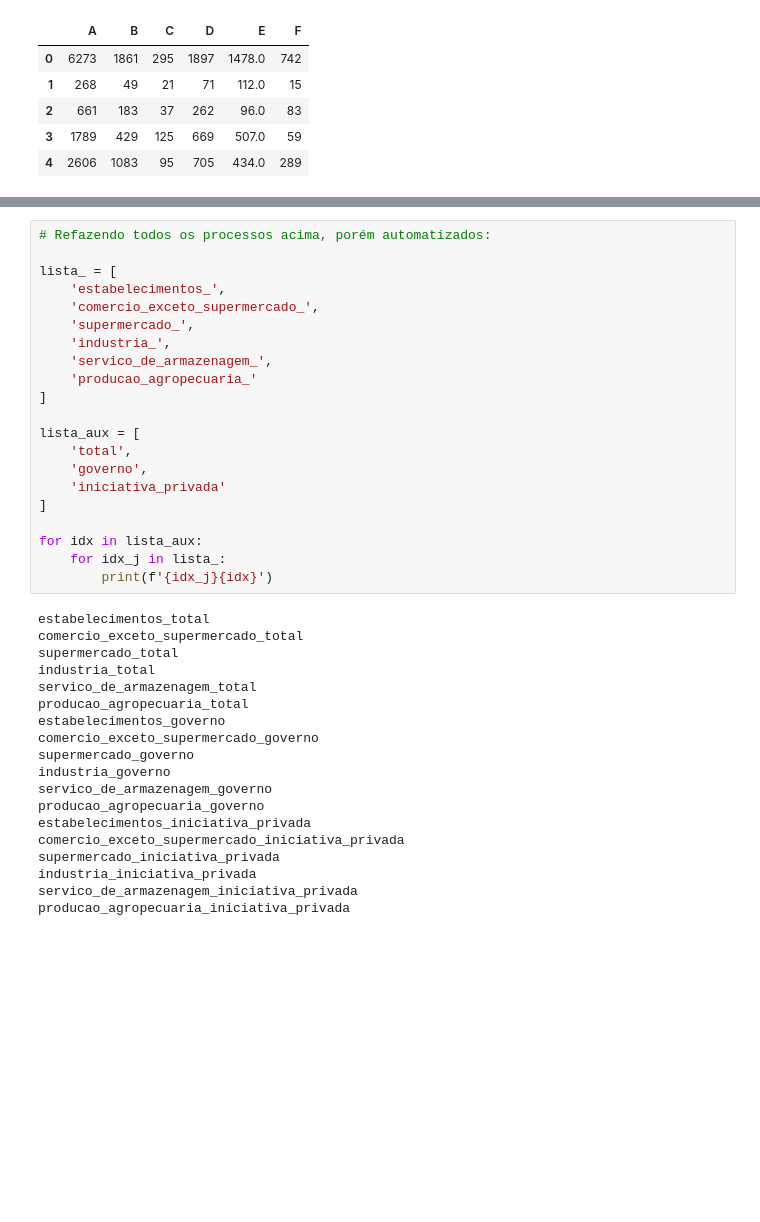
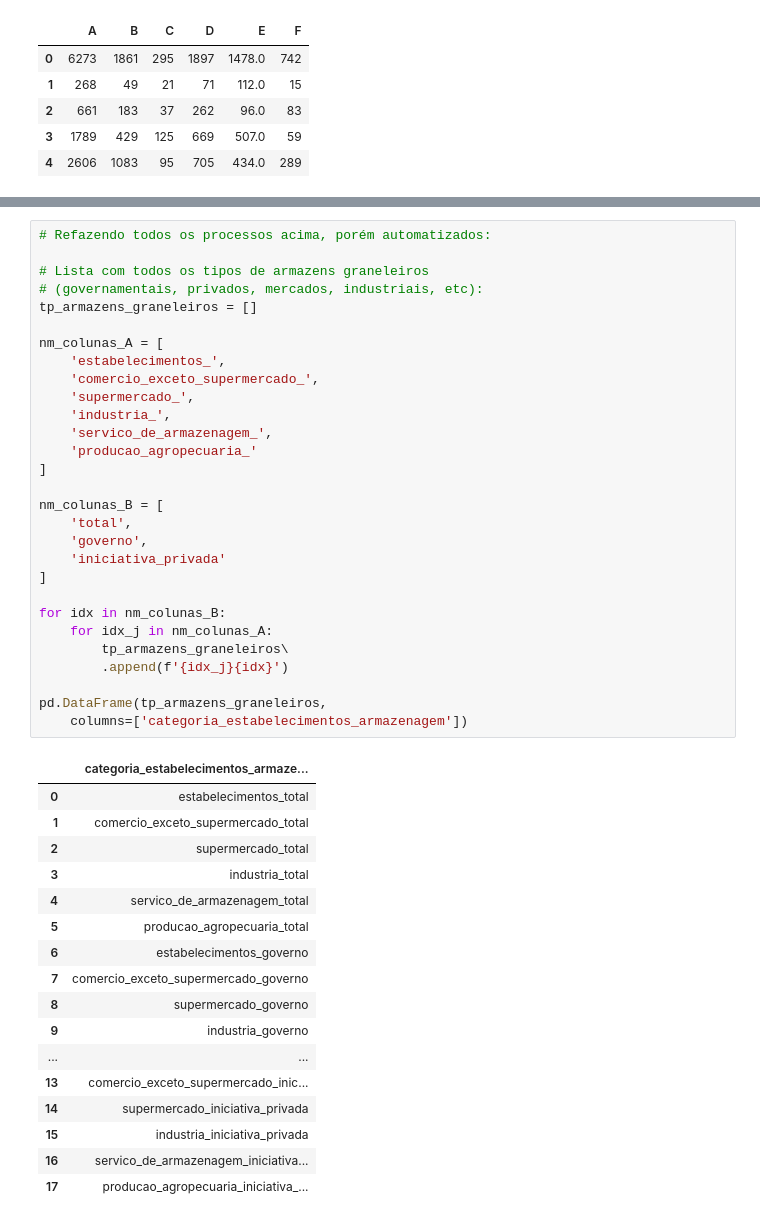
Before and after one commit to Megalonnix/Projeto_Integrador_-PI-_2sem2025, a Jupyter notebook: notebooks/scripts/analiseTabela278.ipynb, the cells around one changed output, grey strips where cells are left out. Saved outputs shown, nothing was run; the diff lists cells and outputs as text; blank space fills up the shorter version.

```diff
--- a/notebooks/scripts/analiseTabela278.ipynb
+++ b/notebooks/scripts/analiseTabela278.ipynb
@@ -340,40 +352,47 @@ reorganizeColumn('C', cabecalho=lista_).head(3)
 # %%
 # Refazendo todos os processos acima, porém automatizados:
 
-lista_ = [
+# Lista com todos os tipos de armazens graneleiros
+# (governamentais, privados, mercados, industriais, etc):
+tp_armazens_graneleiros = []
+
+nm_colunas_A = [
     'estabelecimentos_',
     'comercio_exceto_supermercado_',
     'supermercado_',
     'industria_',
     'servico_de_armazenagem_',
     'producao_agropecuaria_'
 ]
 
-lista_aux = [
+nm_colunas_B = [
     'total',
     'governo',
     'iniciativa_privada'
 ]
 
-for idx in lista_aux:
-    for idx_j in lista_:
-        print(f'{idx_j}{idx}')
+for idx in nm_colunas_B:
+    for idx_j in nm_colunas_A:
+        tp_armazens_graneleiros\
+        .append(f'{idx_j}{idx}')
+
+pd.DataFrame(tp_armazens_graneleiros,
+    columns=['categoria_estabelecimentos_armazenagem'])
 # %% [output]
-estabelecimentos_total
-comercio_exceto_supermercado_total
-supermercado_total
-industria_total
-servico_de_armazenagem_total
-producao_agropecuaria_total
-estabelecimentos_governo
-comercio_exceto_supermercado_governo
-supermercado_governo
-industria_governo
-servico_de_armazenagem_governo
-producao_agropecuaria_governo
-estabelecimentos_iniciativa_privada
-comercio_exceto_supermercado_iniciativa_privada
-supermercado_iniciativa_privada
-industria_iniciativa_privada
-servico_de_armazenagem_iniciativa_privada
-producao_agropecuaria_iniciativa_privada
+|  | categoria_estabelecimentos_armaze... |
+| 0 | estabelecimentos_total |
+| 1 | comercio_exceto_supermercado_total |
+| 2 | supermercado_total |
+| 3 | industria_total |
+| 4 | servico_de_armazenagem_total |
+| 5 | producao_agropecuaria_total |
+| 6 | estabelecimentos_governo |
+| 7 | comercio_exceto_supermercado_governo |
+| 8 | supermercado_governo |
+| 9 | industria_governo |
+| ... | ... |
+| 13 | comercio_exceto_supermercado_inic... |
+| 14 | supermercado_iniciativa_privada |
+| 15 | industria_iniciativa_privada |
+| 16 | servico_de_armazenagem_iniciativa... |
+| 17 | producao_agropecuaria_iniciativa_... |
```
Also changed, not shown: parts of 11 cells of this notebook.
